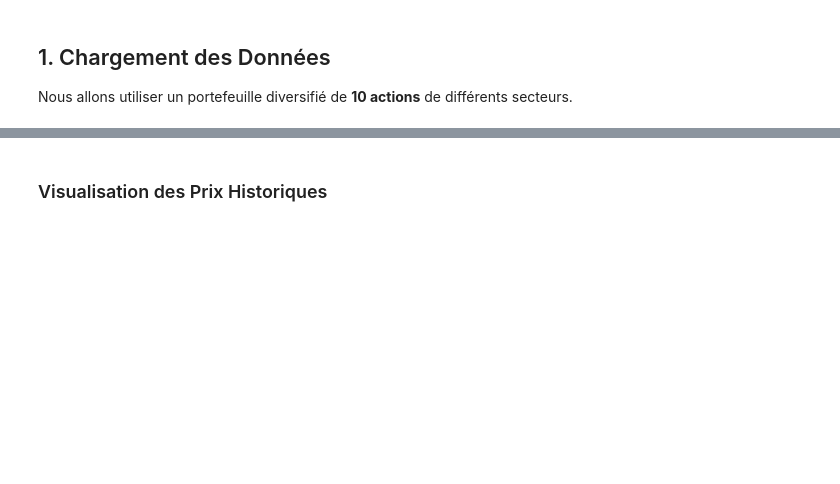
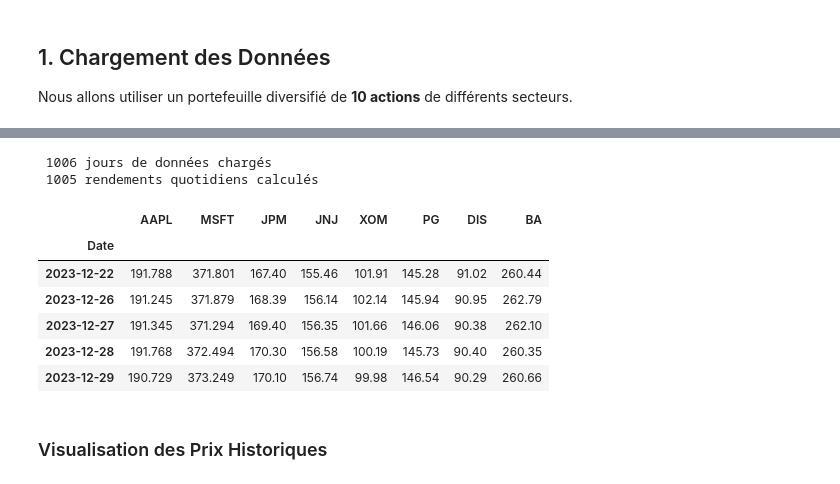
Before and after one commit to narumarc/ml-robot-advisor, a Jupyter notebook: notebooks/portfolio_optimization_demo.ipynb, the cells around one changed output, grey strips where cells are left out. Drawn from its saved outputs; the diff is of its cells as text; code cells hidden in the pictures; blank space fills up the shorter version.

```diff
--- a/notebooks/portfolio_optimization_demo.ipynb
+++ b/notebooks/portfolio_optimization_demo.ipynb
@@ -95,3 +135,58 @@ data.tail()
+# %%
+import pandas as pd
+import os
+
+# Portfolio de 8 actions diversifiées
+tickers = [
+    'AAPL',  # Tech - Apple
+    'MSFT',  # Tech - Microsoft
+    'JPM',   # Finance - JPMorgan
+    'JNJ',   # Healthcare - Johnson & Johnson
+    'XOM',   # Energy - Exxon Mobil
+    'PG',    # Consumer - Procter & Gamble
+    'DIS',   # Entertainment - Disney
+    'BA',    # Industrials - Boeing
+]
+
+# Période d'analyse
+start_date = '2020-01-01'
+end_date = '2024-01-01'
+
+# Dossier où vous avez enregistré les CSVs téléchargés depuis Stooq
+data_folder = "data"
+
+# Chargement des données depuis les CSVs
+frames = []
+for t in tickers:
+    file_path = os.path.join(data_folder, f"{t}.csv")
+    df = pd.read_csv(file_path, parse_dates=["Date"])
+    # Filtrer la période choisie
+    df = df[(df["Date"] >= start_date) & (df["Date"] <= end_date)]
+    # Mettre Date en index et ne garder que la colonne "Close"
+    df = df.set_index("Date")[["Close"]].rename(columns={"Close": t})
+    frames.append(df)
+
+# Fusionner toutes les actions en un seul DataFrame
+data = pd.concat(frames, axis=1).sort_index()
+
+# Calcul des rendements quotidiens
+returns = data.pct_change().dropna()
+
+print(f" {len(data)} jours de données chargés")
+print(f" {len(returns)} rendements quotidiens calculés")
+
+# Aperçu
+data.tail()
+# %% [output]
+ 1006 jours de données chargés
+ 1005 rendements quotidiens calculés
+|  | AAPL | MSFT | JPM | JNJ | XOM | PG | DIS | BA |
+| Date |  |  |  |  |  |  |  |  |
+| 2023-12-22 | 191.788 | 371.801 | 167.40 | 155.46 | 101.91 | 145.28 | 91.02 | 260.44 |
+| 2023-12-26 | 191.245 | 371.879 | 168.39 | 156.14 | 102.14 | 145.94 | 90.95 | 262.79 |
+| 2023-12-27 | 191.345 | 371.294 | 169.40 | 156.35 | 101.66 | 146.06 | 90.38 | 262.10 |
+| 2023-12-28 | 191.768 | 372.494 | 170.30 | 156.58 | 100.19 | 145.73 | 90.40 | 260.35 |
+| 2023-12-29 | 190.729 | 373.249 | 170.10 | 156.74 | 99.98 | 146.54 | 90.29 | 260.66 |
 # %% [markdown]
 ###  Visualisation des Prix Historiques
 # %%
```
Also changed, not shown: parts of 14 cells of this notebook, 19 other files.
